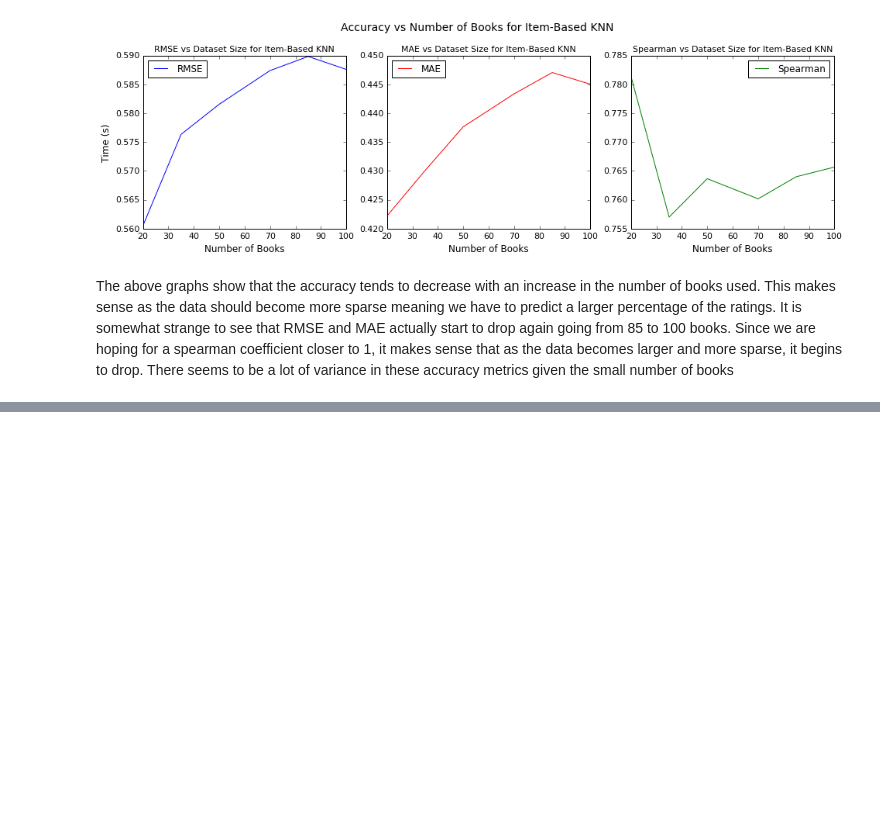
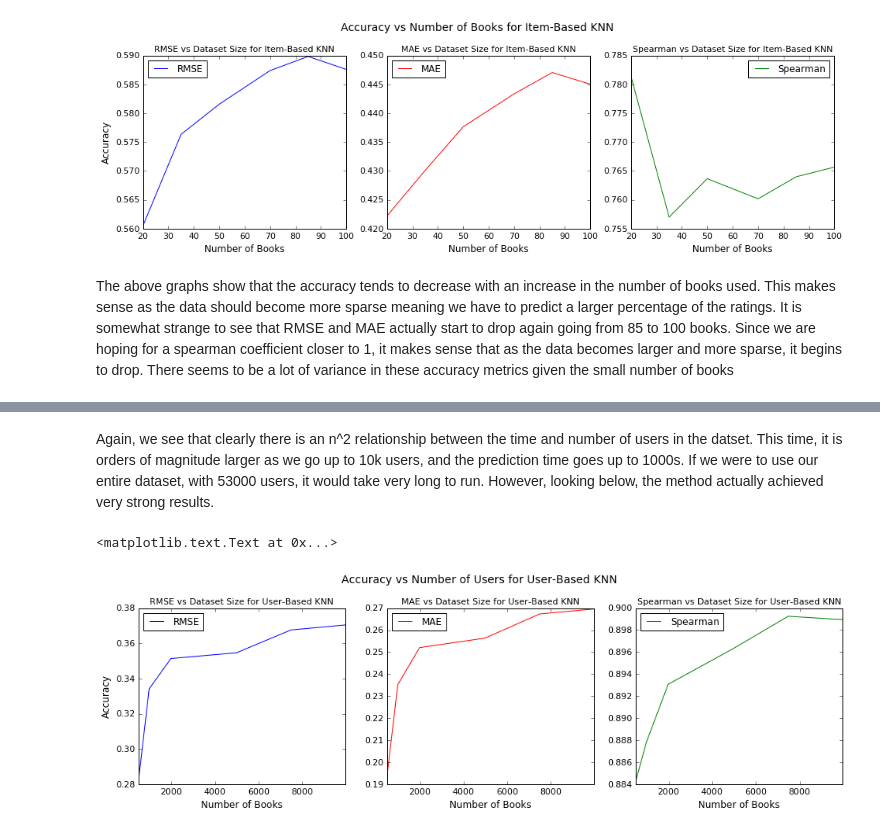
Before and after one commit to sdoctor7/book-recommendations, a Jupyter notebook: neighborhood_surprise.ipynb, the cells around one changed output, grey strips where cells are left out. Drawn from its saved outputs; the diff is of its cells as text; code cells hidden in the pictures; blank space fills up the shorter version.

```diff
--- a/neighborhood_surprise.ipynb
+++ b/neighborhood_surprise.ipynb
@@ -751,0 +840,22 @@ for i in running_tuples:
+# %% [markdown]
+Again, we see that clearly there is an n^2 relationship between the time and number of users in the datset. This time, it is orders of magnitude larger as we go up to 10k users, and the prediction time goes up to 1000s. If we were to use our entire dataset, with 53000 users, it would take very long to run. However, looking below, the method actually achieved very strong results.
+# %%
+fig, axes = plt.subplots(nrows=1, ncols=3, figsize=(16,4), sharey=False)
+
+results_users_df.plot(x='n_users',y='rmse', label='RMSE', ax=axes[0], fontsize='11', color='b')
+axes[0].set_title('RMSE vs Dataset Size for User-Based KNN', fontsize='11')
+axes[0].set_xlabel('Number of Books', fontsize='12')
+axes[0].set_ylabel('Accuracy', fontsize='12')
+
+results_users_df.plot(x='n_users',y='mae', label='MAE', ax=axes[1], fontsize='11', color='r')
+axes[1].set_title('MAE vs Dataset Size for User-Based KNN', fontsize='11')
+axes[1].set_xlabel('Number of Books', fontsize='12')
+
+results_users_df.plot(x='n_users',y='spearman', label='Spearman', ax=axes[2], fontsize='11', color='g')
+axes[2].set_title('Spearman vs Dataset Size for User-Based KNN', fontsize='11')
+axes[2].set_xlabel('Number of Books', fontsize='12')
+
+fig.suptitle('Accuracy vs Number of Users for User-Based KNN', y=1.05, fontsize='14')
+# %% [output]
+<matplotlib.text.Text at 0x...>
+[figure, added]
```
Also changed, not shown: parts of 18 cells of this notebook.
